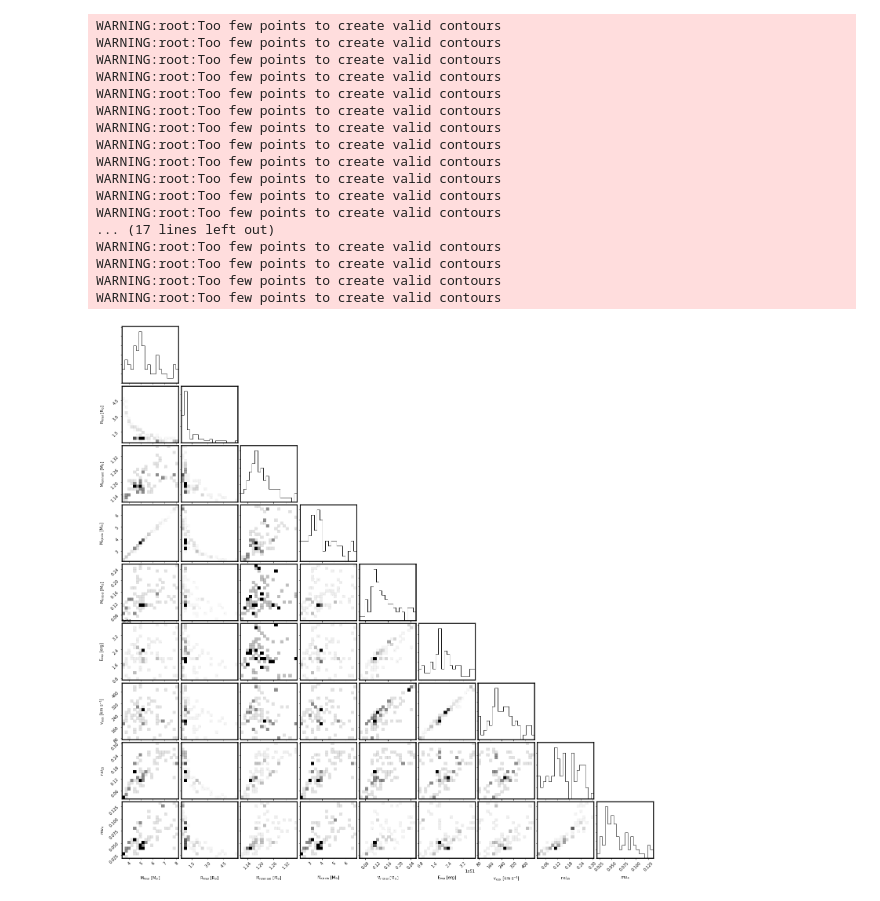
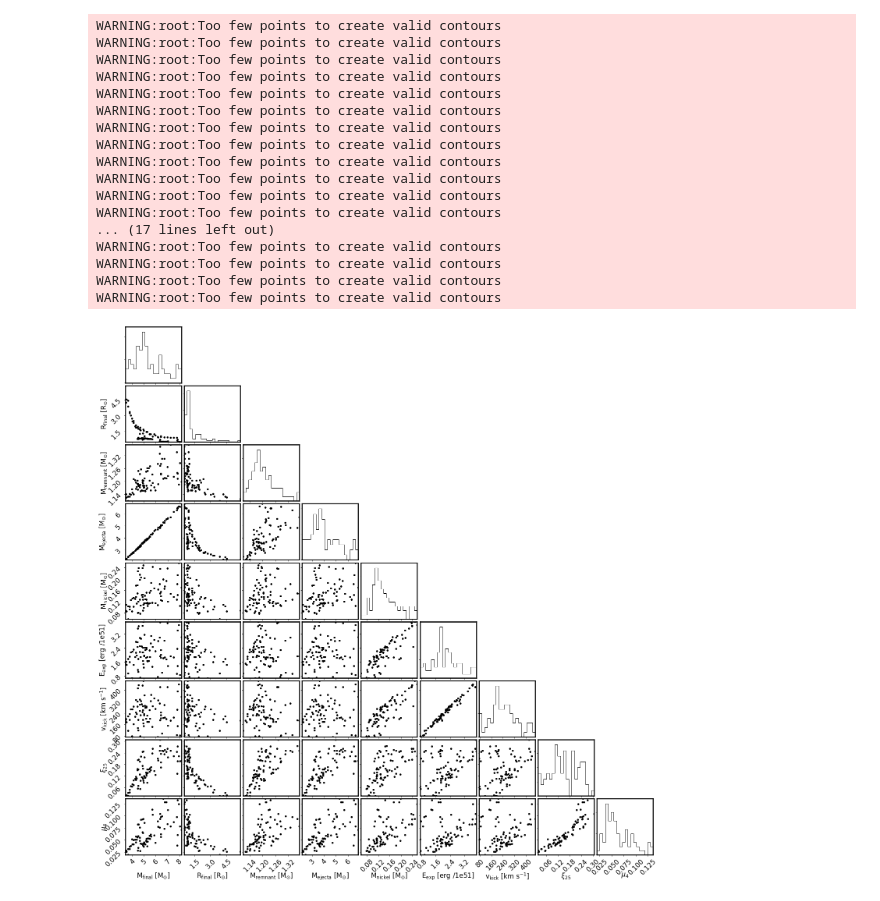
Before and after one commit to jantoniadis/analytic_explosions, a Jupyter notebook: analytic_explosions.ipynb, the cells around one changed output. Drawn from its saved outputs; the diff is of its cells as text; code cells hidden in the pictures.

Commit message:
improve corner plot

```diff
--- a/analytic_explosions.ipynb
+++ b/analytic_explosions.ipynb
@@ -181,8 +181,8 @@ def add_wind(m_by,lum0,rg,e_expl,m_grav,i_final,radius=1.2e6*u.cm,t_15=1.2*u.s):
     m_grav = (-1.0 + np.sqrt (1.0 + 4.0 * 0.084* m_by / u.Msun)) / (2 * 0.084)  * u.Msun
 
     if e_expl <=0:  # <-- No modification necessary if there is no explosion (i.e. black hole)
-        e_wind     =  0.
-        m_wind     =  0.
+        e_wind     =  0. *u.erg
+        m_wind     =  0. *u.Msun
 
     return e_expl,m_by,m_grav,e_wind,m_wind
 
@@ -482,8 +482,8 @@ def criterion(profile,
                 mNi56 = 0. *u.Msun
                 break
         #m_grav = (-1 + np.sqrt (1 + beta * 0.084 * m_by_rem.value)) / (2 * 0.084) *u.Msun
-        m_wind = 0.0
-        e_wind = 0.0
+        m_wind = 0.0*u.Msun
+        e_wind = 0.0*u.erg
         if m_by_rem > m_max_by:
             m_by_rem = np.max(mass)
             m_grav = m_by_rem
@@ -519,7 +519,7 @@ def criterion(profile,
         else:
             v_kick= 0 *u.km/u.s
             if wind:
-                m_wind = 0
+                m_wind = 0 * u.Msun
     if e_expl.value < 1e45:
         m_by_rem = np.max(mass)
         m_grav = mass[-1]
@@ -620,6 +584,6 @@ criterion(profile,wind=True,_use_egrav=False)
 # %%
 profile=mr.MesaData('../009.0_final_profile.data').data
-res=criterion(profile,wind=True,_use_egrav=True,eta_outflow=1.0,alpha_outflow=0.3)
+res=criterion(profile,wind=True,_use_egrav=True,eta_outflow=1.0,alpha_outflow=1.0)
 # %%
     rho=(10**profile('logRho')[::-1])*u.g/(u.cm**3)
     mass=profile('mass')[::-1]*u.Msun
@@ -663,7 +627,7 @@ for sub in subfolders:
             #print(sub+file)
             #if file!="009.0_final_profile.data" and file!="010.0_final_profile.data":
             profile=mr.MesaData(folder+sub+file).data
-            res = criterion(profile,wind=True,_use_egrav=True,t_15=0.6*u.s)
+            res = criterion(profile,wind=True,_use_egrav=True,t_15=0.8*u.s)
             ni56.append(res['M_ni56'].value)
             E_exp.append(res['E_expl'].value)
             M_ej.append(res['M_ej'].value)
@@ -724,30 +701,33 @@ plt.savefig('../light_curves_cool_0p6s.pdf')
 # %%
 import corner
-
+plt.rcParams["font.size"] = 17
 data = np.array([mfinal,rfinal,m_grav,M_ej,ni56,E_exp,vkick,xi25,mu4])
 
 labels=[r"M$_{\rm final}$ [M$_{\odot}$]", r"R$_{\rm final}$ [R$_{\odot}$]",
         r"M$_{\rm remnant}$ [M$_{\odot}$]", r"M$_{\rm ejecta}$ [M$_{\odot}$]",
-       r"M$_{\rm nickel}$ [M$_{\odot}$]",r"E$_{\rm exp}$ [erg]",
-       r"v$_{\rm kick}$ [km s$^{-1}$]", "r${\/xi}_{25}$",r"$mu_4$"]
+       r"M$_{\rm nickel}$ [M$_{\odot}$]",r"E$_{\rm exp}$ [erg /1e51]",
+       r"v$_{\rm kick}$ [km s$^{-1}$]", r"${\xi}_{25}$",r"$\mu_4$"]
 
-figure = corner.corner(data.T,labels=labels,plot_contours=False,plot_datapoints=True,plot_density=True,fontsize=30)
+data[5,:] = data[5,:]/1e51
+
+figure = corner.corner(data.T,labels=labels,plot_contours=False,plot_datapoints=True,plot_density=False,data_kwargs={"ms":5,"alpha":1}, fontsize=30)
+plt.savefig('../corner_t15_0p8.pdf')
 # %% [output]
 WARNING:root:Too few points to create valid contours
 WARNING:root:Too few points to create valid contours
 WARNING:root:Too few points to create valid contours
 WARNING:root:Too few points to create valid contours
 WARNING:root:Too few points to create valid contours
 WARNING:root:Too few points to create valid contours
 WARNING:root:Too few points to create valid contours
 WARNING:root:Too few points to create valid contours
 WARNING:root:Too few points to create valid contours
 WARNING:root:Too few points to create valid contours
 WARNING:root:Too few points to create valid contours
 WARNING:root:Too few points to create valid contours
 ... (17 lines left out)
 WARNING:root:Too few points to create valid contours
 WARNING:root:Too few points to create valid contours
 WARNING:root:Too few points to create valid contours
 WARNING:root:Too few points to create valid contours
-[figure, old version]
+[figure, new version]
```
Also changed, not shown: parts of 6 cells of this notebook.
